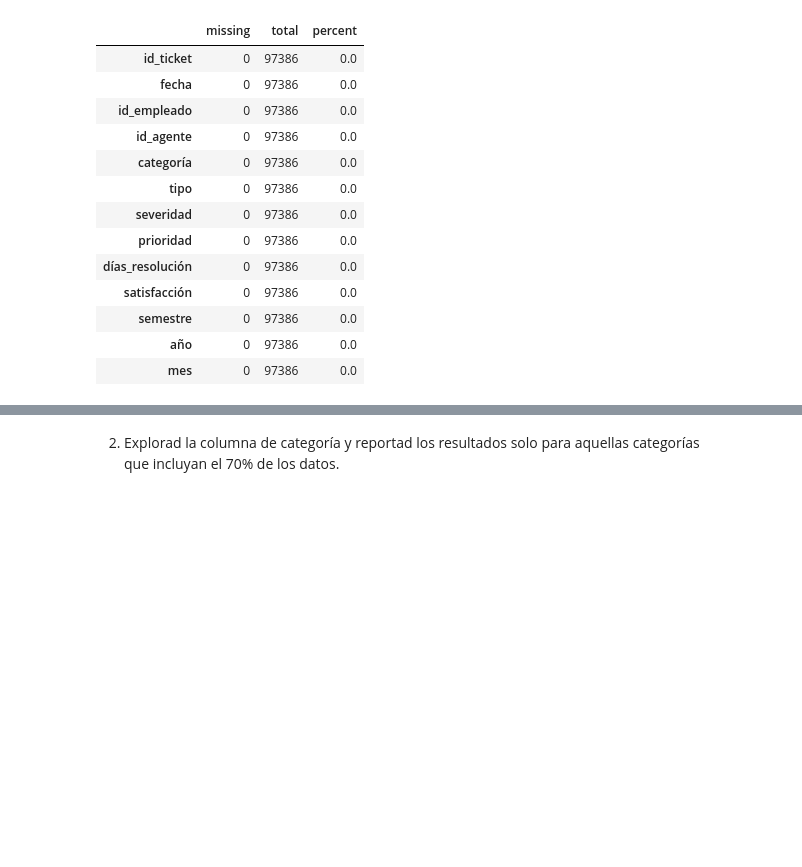
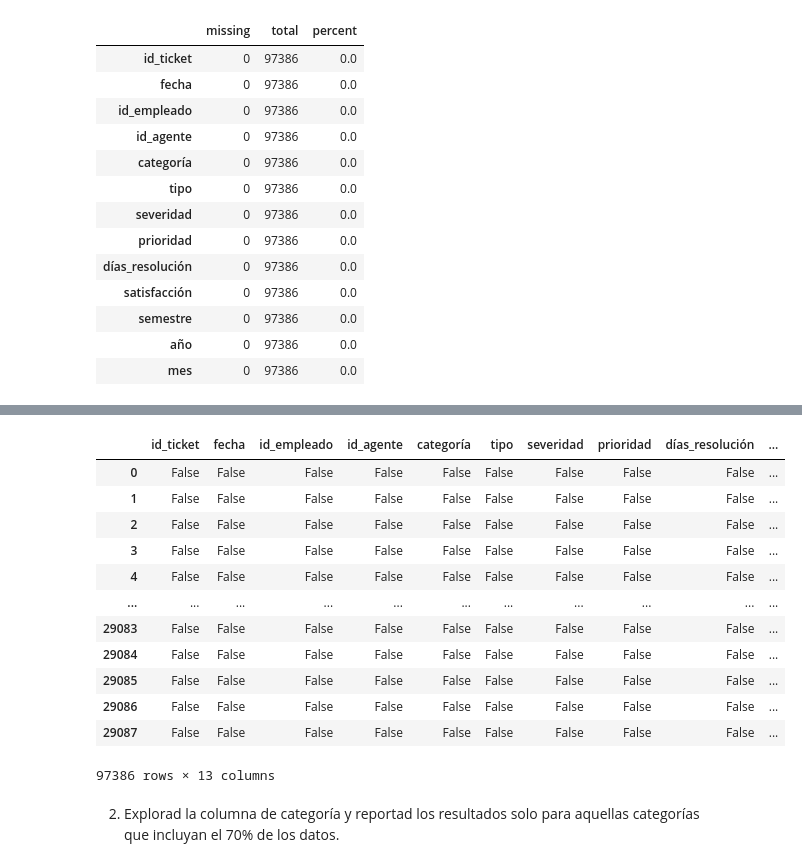
Before and after one commit to anane3373/promoE_modulo2_sprint2_pairprogramming_AnaGuardiayAndreaCabrera, a Jupyter notebook: EDA_pair/EDA2_17_8.ipynb, the cells around one changed output, grey strips where cells are left out. Saved outputs shown, nothing was run; the diff lists cells and outputs as text; code cells hidden in the pictures; blank space fills up the shorter version.

```diff
--- a/EDA_pair/EDA2_17_8.ipynb
+++ b/EDA_pair/EDA2_17_8.ipynb
@@ -66,3 +78,19 @@ df.stb.missing()
+# %%
+df.isna()
+# %% [output]
+|  | id_ticket | fecha | id_empleado | id_agente | categoría | tipo | severidad | prioridad | días_resolución | ... |
+| 0 | False | False | False | False | False | False | False | False | False | ... |
+| 1 | False | False | False | False | False | False | False | False | False | ... |
+| 2 | False | False | False | False | False | False | False | False | False | ... |
+| 3 | False | False | False | False | False | False | False | False | False | ... |
+| 4 | False | False | False | False | False | False | False | False | False | ... |
+| ... | ... | ... | ... | ... | ... | ... | ... | ... | ... | ... |
+| 29083 | False | False | False | False | False | False | False | False | False | ... |
+| 29084 | False | False | False | False | False | False | False | False | False | ... |
+| 29085 | False | False | False | False | False | False | False | False | False | ... |
+| 29086 | False | False | False | False | False | False | False | False | False | ... |
+| 29087 | False | False | False | False | False | False | False | False | False | ... |
+97386 rows × 13 columns
 # %% [markdown]
 2. Explorad la columna de categoría y reportad los resultados solo para aquellas categorías que incluyan el 70% de los datos.
 # %%
```
Also changed, not shown: parts of 1 cell of this notebook.
